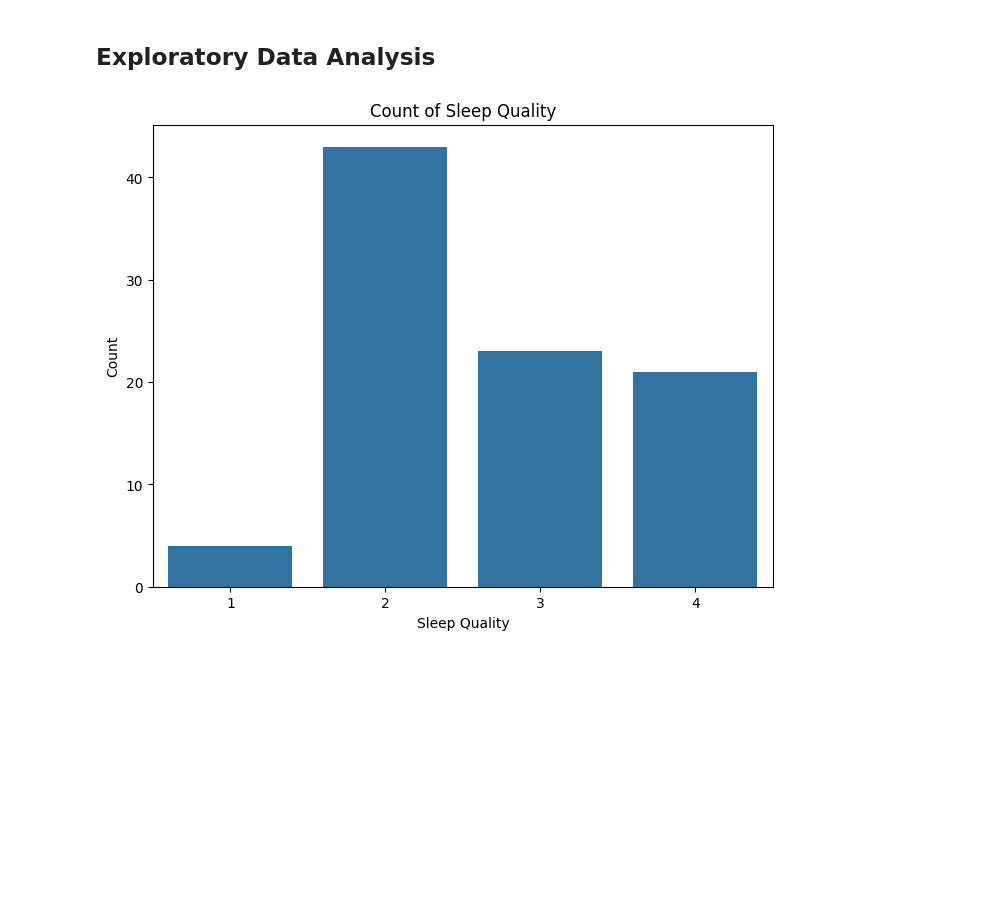
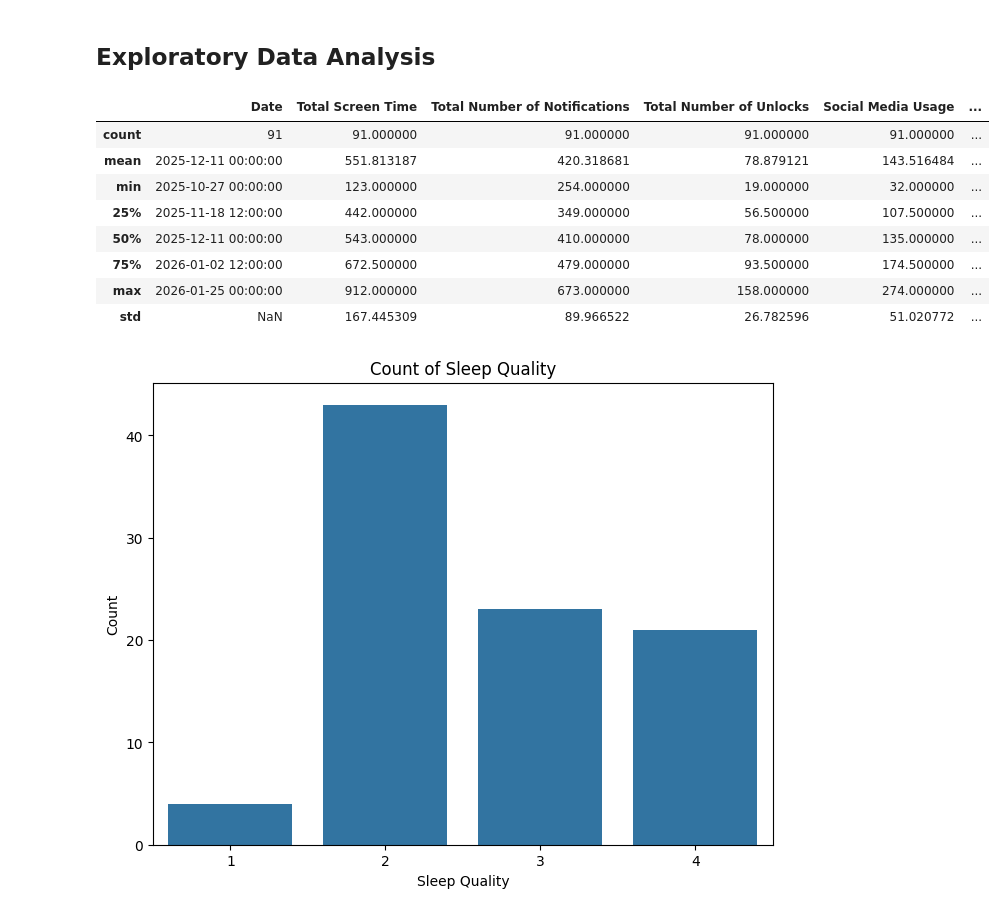
Before and after one commit to machiwao/CCDATSCL_PROJECT, a Jupyter notebook: CCDATSCL_Project_Code Implementation.ipynb, the cells around one changed output. Saved outputs shown, nothing was run; the diff lists cells and outputs as text; code cells hidden in the pictures; blank space fills up the shorter version.

```diff
--- a/CCDATSCL_Project_Code Implementation.ipynb
+++ b/CCDATSCL_Project_Code Implementation.ipynb
@@ -85,6 +85,18 @@ df.duplicated().sum()
 np.int64(0)
 # %% [markdown]
 ## Exploratory Data Analysis
+# %%
+df.describe()
+# %% [output]
+|  | Date | Total Screen Time | Total Number of Notifications | Total Number of Unlocks | Social Media Usage | ... |
+| count | 91 | 91.000000 | 91.000000 | 91.000000 | 91.000000 | ... |
+| mean | 2025-12-11 00:00:00 | 551.813187 | 420.318681 | 78.879121 | 143.516484 | ... |
+| min | 2025-10-27 00:00:00 | 123.000000 | 254.000000 | 19.000000 | 32.000000 | ... |
+| 25% | 2025-11-18 12:00:00 | 442.000000 | 349.000000 | 56.500000 | 107.500000 | ... |
+| 50% | 2025-12-11 00:00:00 | 543.000000 | 410.000000 | 78.000000 | 135.000000 | ... |
+| 75% | 2026-01-02 12:00:00 | 672.500000 | 479.000000 | 93.500000 | 174.500000 | ... |
+| max | 2026-01-25 00:00:00 | 912.000000 | 673.000000 | 158.000000 | 274.000000 | ... |
+| std | NaN | 167.445309 | 89.966522 | 26.782596 | 51.020772 | ... |
 # %%
 # Plot count plot of Sleep Quality
 plt.figure(figsize=(8, 6))
```
Also changed, not shown: parts of 22 cells of this notebook, 1 other file.
